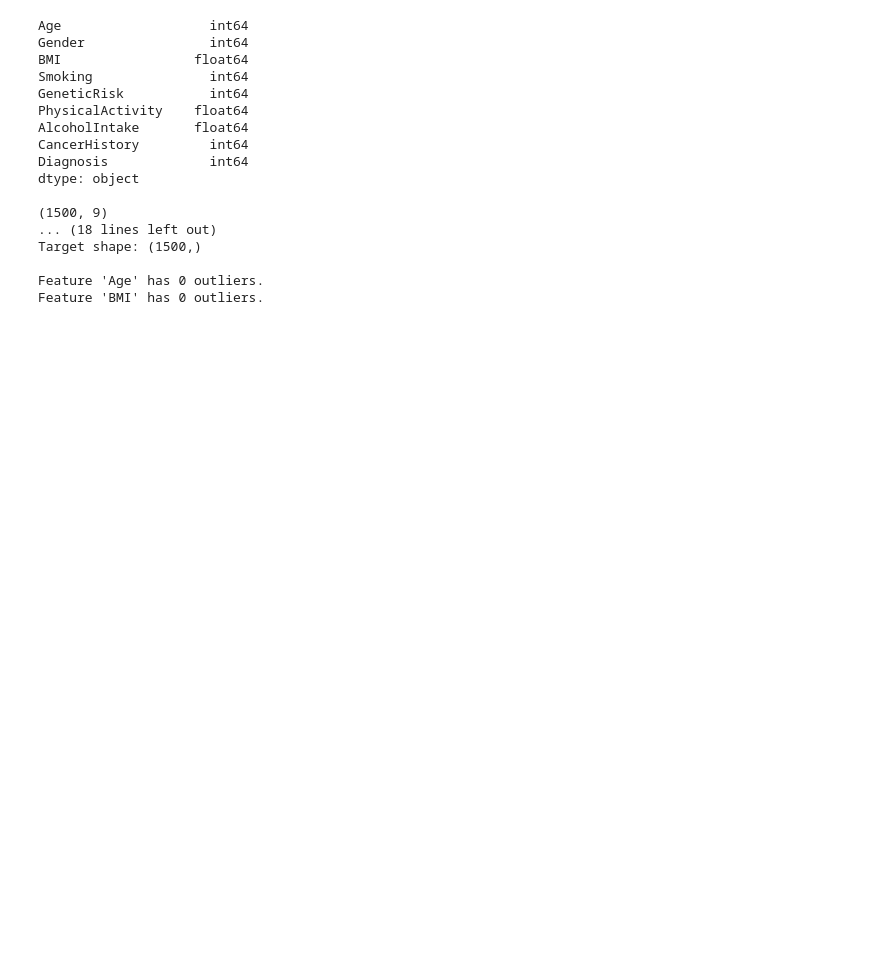
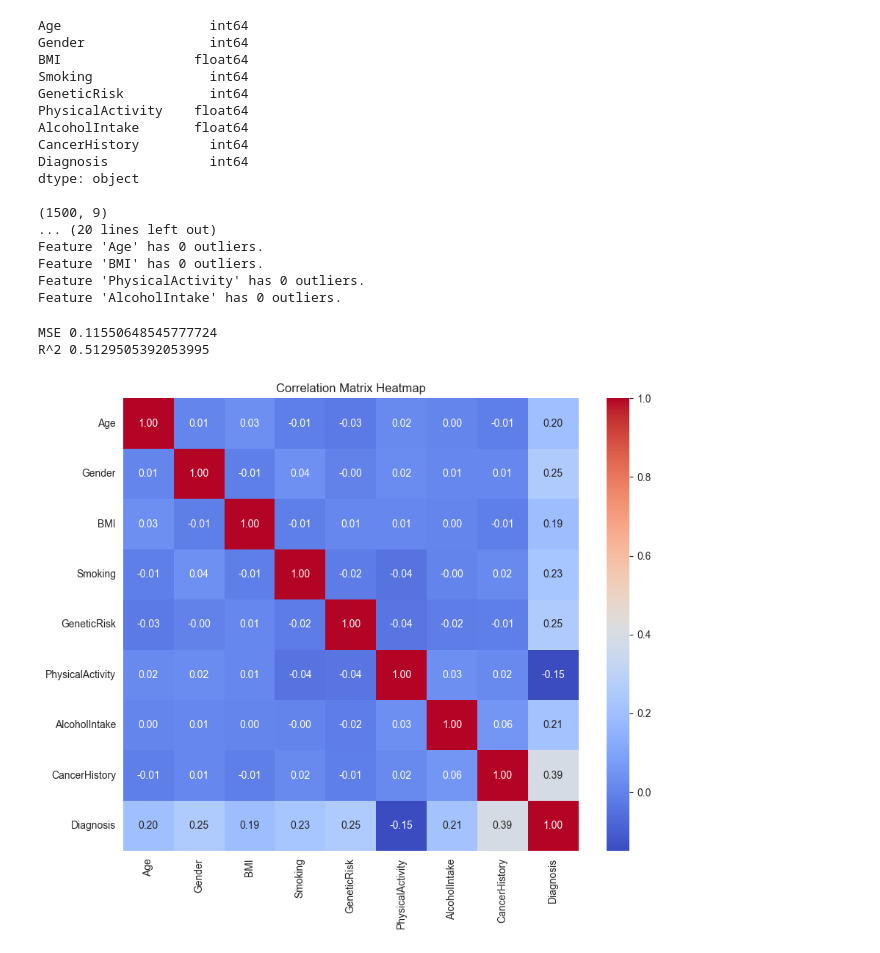
Before and after one commit to jadenzy/ECS_150_Final_Project, a Jupyter notebook: data/dataPreAnaly.ipynb, the cells around one changed output. Cells and saved outputs as stored; diff of their text form; code cells hidden in the pictures; blank space fills up the shorter version.

```diff
--- a/data/dataPreAnaly.ipynb
+++ b/data/dataPreAnaly.ipynb
@@ -0,0 +11,4 @@
+# %%
+df = pd.read_csv("The_Cancer_data_1500_V2.csv")
+
+print(df.head())
@@ -1,9 +29,4 @@
 # %%
-import pandas as pd
-import numpy as np
-
-df = pd.read_csv("data/The_Cancer_data_1500_V2.csv")
-
 print(df.dtypes, '\n')
 print(df.shape, '\n')
 
@@ -26,7 +49,7 @@ def find_outliers(data):
 
 outliers_dict = {}
 for feature in X:
-    if(feature == 'Age' or feature == 'BMI'):
+    if(feature == 'Age' or feature == 'BMI' or feature == 'PhysicalActivity' or feature == 'AlcoholIntake'):
         outliers = find_outliers(X[feature])
         outliers_dict[feature] = X[feature][outliers]
 
@@ -45,8 +68,36 @@ Diagnosis             int64
 dtype: object
 
 (1500, 9)
-... (18 lines left out)
-Target shape: (1500,)
-
+... (20 lines left out)
 Feature 'Age' has 0 outliers.
 Feature 'BMI' has 0 outliers.
+Feature 'PhysicalActivity' has 0 outliers.
+Feature 'AlcoholIntake' has 0 outliers.
+# %%
+# Training Under Linear Regression
+X_train, X_test, y_train, y_test = train_test_split(X, y, test_size=0.2, random_state=42)
+
+model = LinearRegression()
+model.fit(X_train, y_train)
+
+y_hat = model.predict(X_test)
+
+mse = mean_squared_error(y_test, y_hat)
+r_sq = r2_score(y_test, y_hat)
+
+print("MSE", mse)
+print("R^2", r_sq)
+# %% [output]
+MSE 0.11550648545777724
+R^2 0.5129505392053995
+# %%
+# Calculate correlation matrix
+correlation_matrix = df.corr()
+
+# Visualize correlation matrix using heatmap
+plt.figure(figsize=(10, 8))
+sns.heatmap(correlation_matrix, annot=True, cmap='coolwarm', fmt=".2f")
+plt.title('Correlation Matrix Heatmap')
+plt.show()
+# %% [output]
+[figure, added]
```
Also changed, not shown: parts of 16 cells of this notebook.
